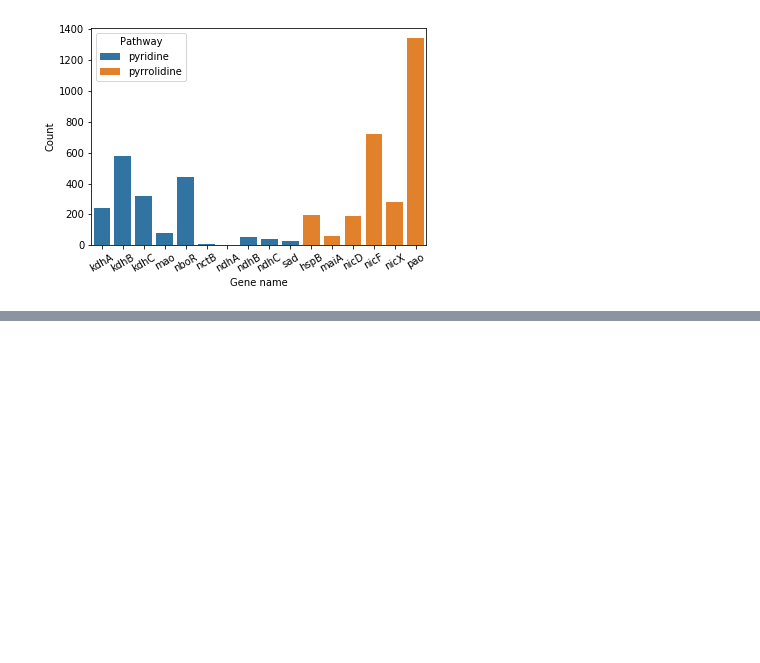
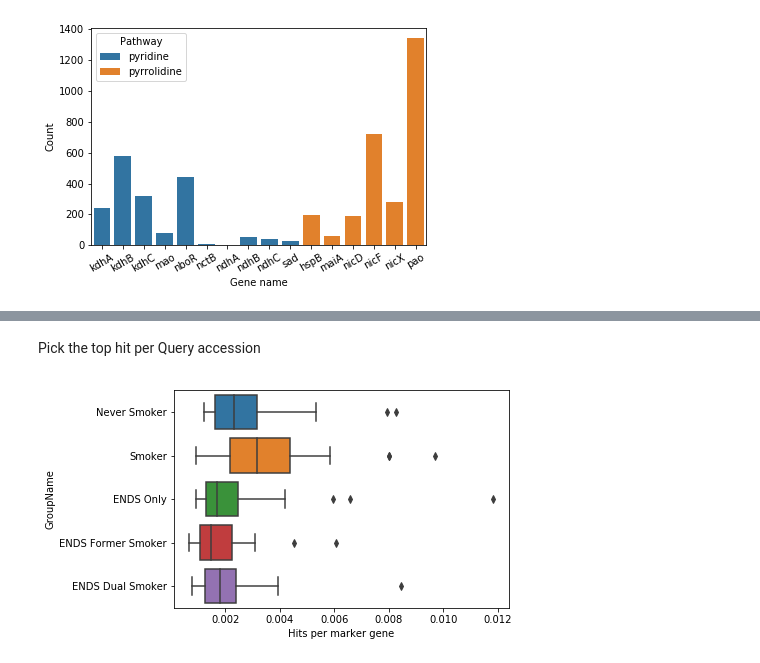
Before and after one commit to sterrettJD/Nicotine-Microbiome, a Jupyter notebook: diamond_analysis/diamond_analysis.ipynb, the cells around one changed output, grey strips where cells are left out. Drawn from its saved outputs; the diff is of its cells as text; code cells hidden in the pictures; blank space fills up the shorter version.

Commit message:
normalize for marker genes

```diff
--- a/diamond_analysis/diamond_analysis.ipynb
+++ b/diamond_analysis/diamond_analysis.ipynb
@@ -336,0 +348,17 @@ plt.show()
+# %% [markdown]
+Pick the top hit per Query accession
+# %%
+markers = markers.loc[markers.groupby("Query accession")["E-value"].idxmin()]
+# %%
+markers["Sample ID"] = markers["Query accession"].apply(lambda x: x.split(".")[0])
+# %%
+metadata["Marker genes"] = markers.groupby("Sample ID").count()["Query accession"]
+# %%
+metadata["Hits per marker gene"] = metadata["Hits"]/metadata["Marker genes"]
+# %%
+sns.boxplot("Hits per marker gene",
+            "GroupName",
+            data=metadata)
+plt.show()
+# %% [output]
+[figure, added]
```
Also changed, not shown: parts of 5 cells of this notebook.
